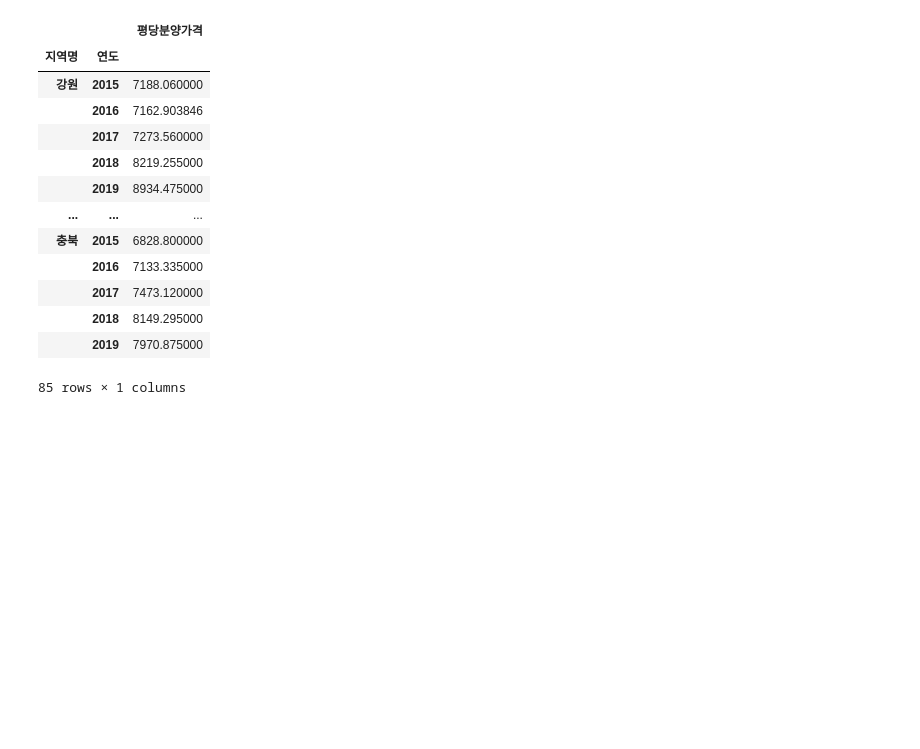
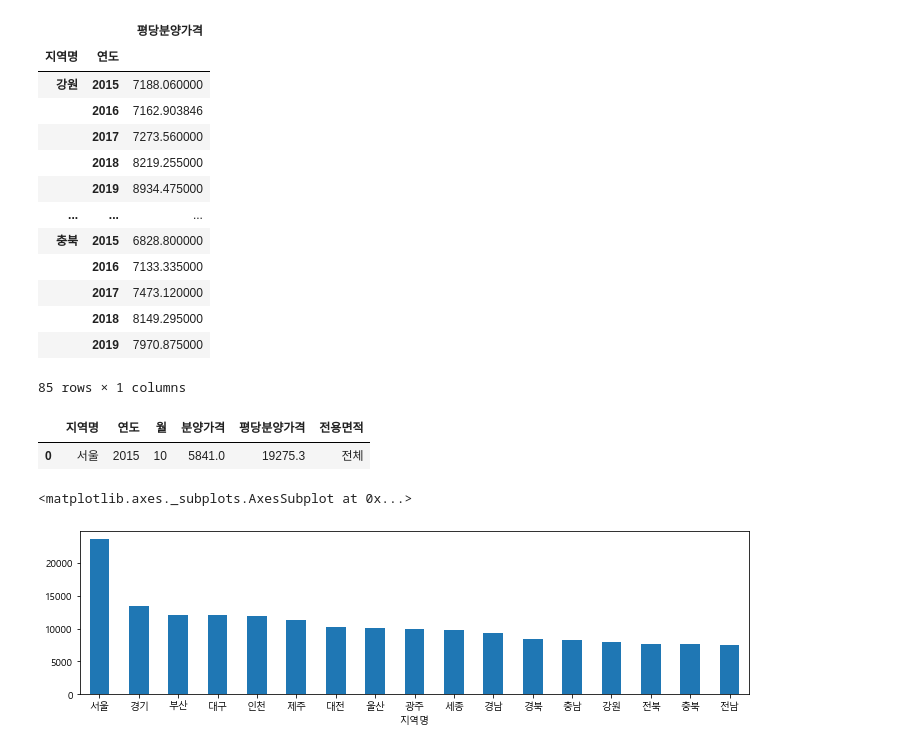
Before and after one commit to young-hun-jo/TIL, a Jupyter notebook: Pandas_library/전국신규민간아파트_분양가분석.ipynb, the cells around one changed output. Saved outputs shown, nothing was run; the diff lists cells and outputs as text; code cells hidden in the pictures; blank space fills up the shorter version.

Commit message:
matplotlib 시각화 실습

```diff
--- a/Pandas_library/전국신규민간아파트_분양가분석.ipynb
+++ b/Pandas_library/전국신규민간아파트_분양가분석.ipynb
@@ -303,3 +302,17 @@ c
 |  | 2018 | 8149.295000 |
 |  | 2019 | 7970.875000 |
 85 rows × 1 columns
+# %%
+import matplotlib.pyplot as plt
+plt.rc("font",family="Malgun gothic")
+plt.rc("lines",color='red')
+df_last.head(1)
+# %% [output]
+|  | 지역명 | 연도 | 월 | 분양가격 | 평당분양가격 | 전용면적 |
+| 0 | 서울 | 2015 | 10 | 5841.0 | 19275.3 | 전체 |
+# %%
+a = df_last.groupby(['지역명'])['평당분양가격'].mean().sort_values(ascending=False)
+a.plot.bar(rot=0, figsize=(12, 3))
+# %% [output]
+<matplotlib.axes._subplots.AxesSubplot at 0x...>
+[figure, added]
```
Also changed, not shown: parts of 14 cells of this notebook.
